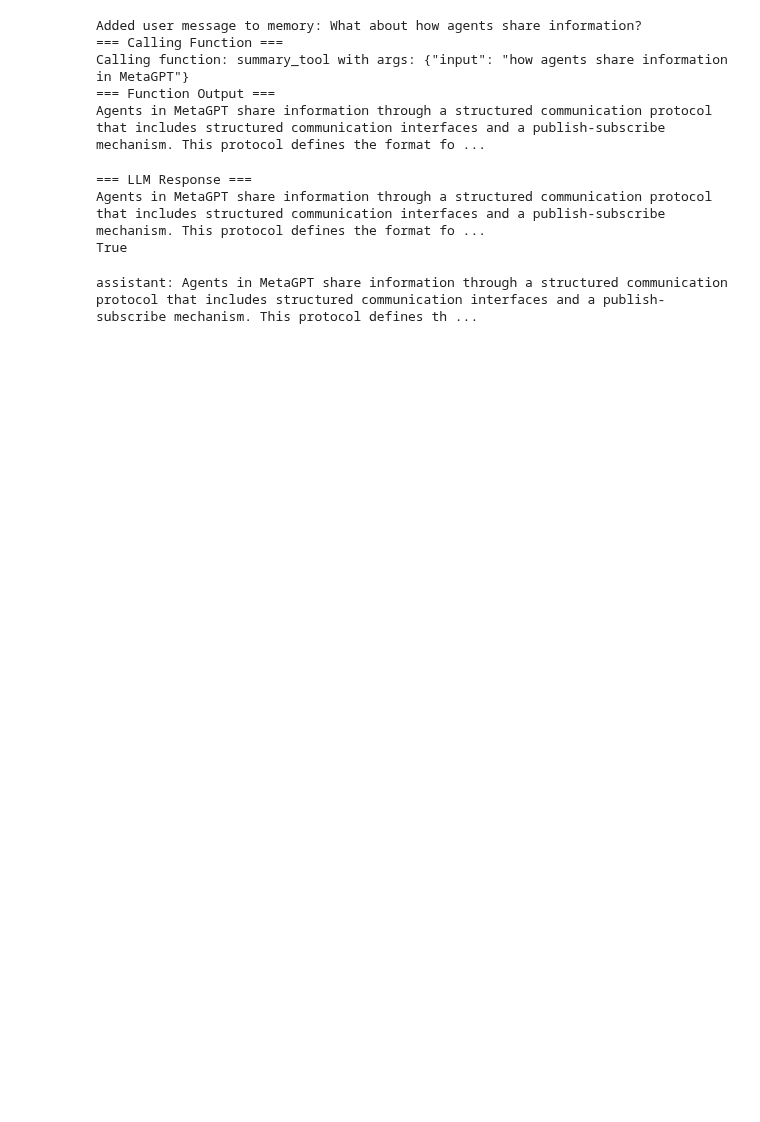
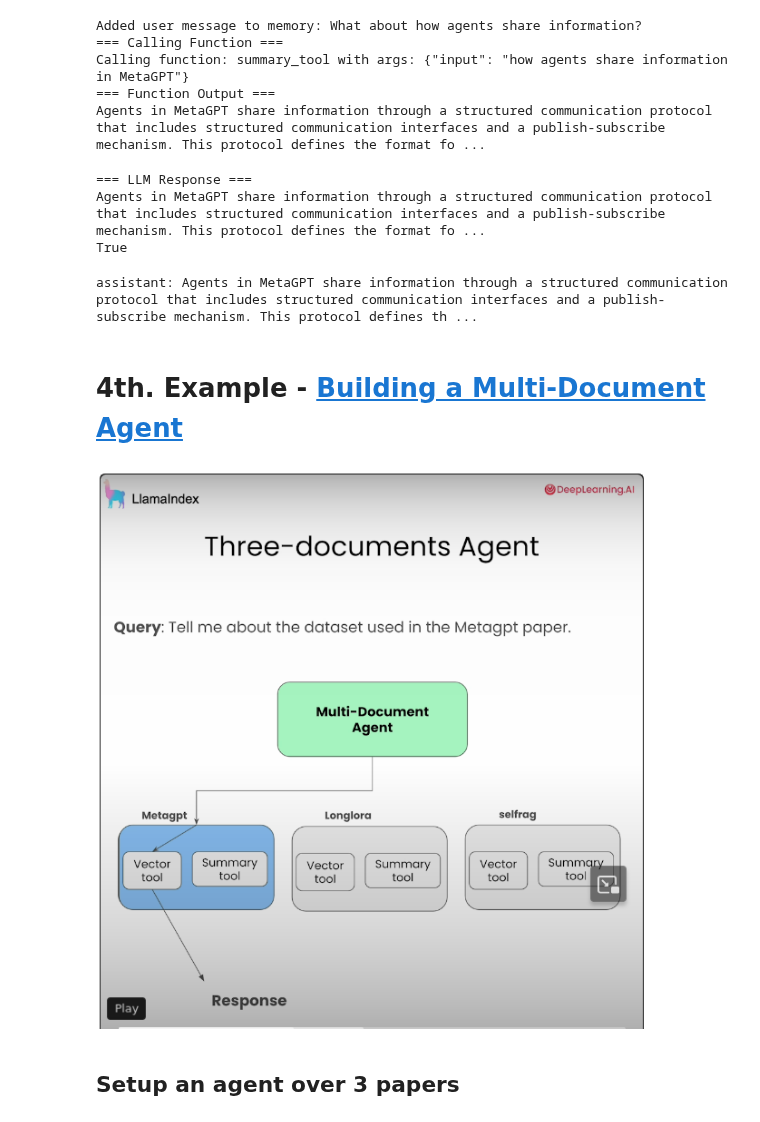
Before and after one commit to rsouza/GenAI4Humanists, a Jupyter notebook: Notebooks/11-Agents_LLamaIndex.ipynb, the cells around one changed output. Saved outputs shown, nothing was run; the diff lists cells and outputs as text; code cells hidden in the pictures; blank space fills up the shorter version.

```diff
--- a/Notebooks/11-Agents_LLamaIndex.ipynb
+++ b/Notebooks/11-Agents_LLamaIndex.ipynb
@@ -611,3 +618,11 @@ response = agent.finalize_response(task.task_id)
 print(str(response))
 # %% [output]
 assistant: Agents in MetaGPT share information through a structured communication protocol that includes structured communication interfaces and a publish-subscribe mechanism. This protocol defines th ...
+# %% [markdown]
+# 4th. Example - [Building a Multi-Document Agent](https://docs.llamaindex.ai/en/stable/examples/agent/multi_document_agents/)
+# %%
+Image(filename="../Imgs/20240516_230659.png")
+# %% [output]
+[figure, added]
+# %% [markdown]
+## Setup an agent over 3 papers
```
Also changed, not shown: parts of 29 cells of this notebook.
